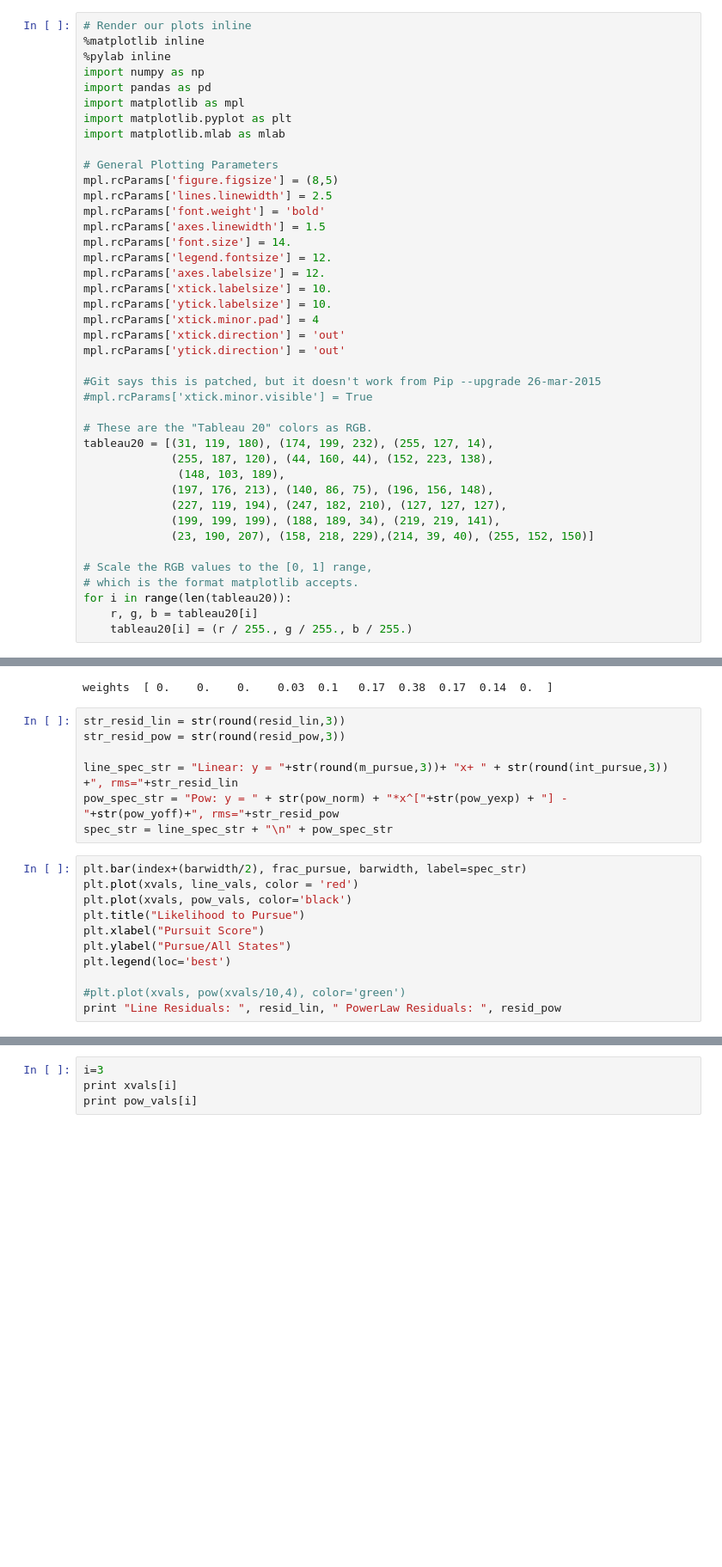
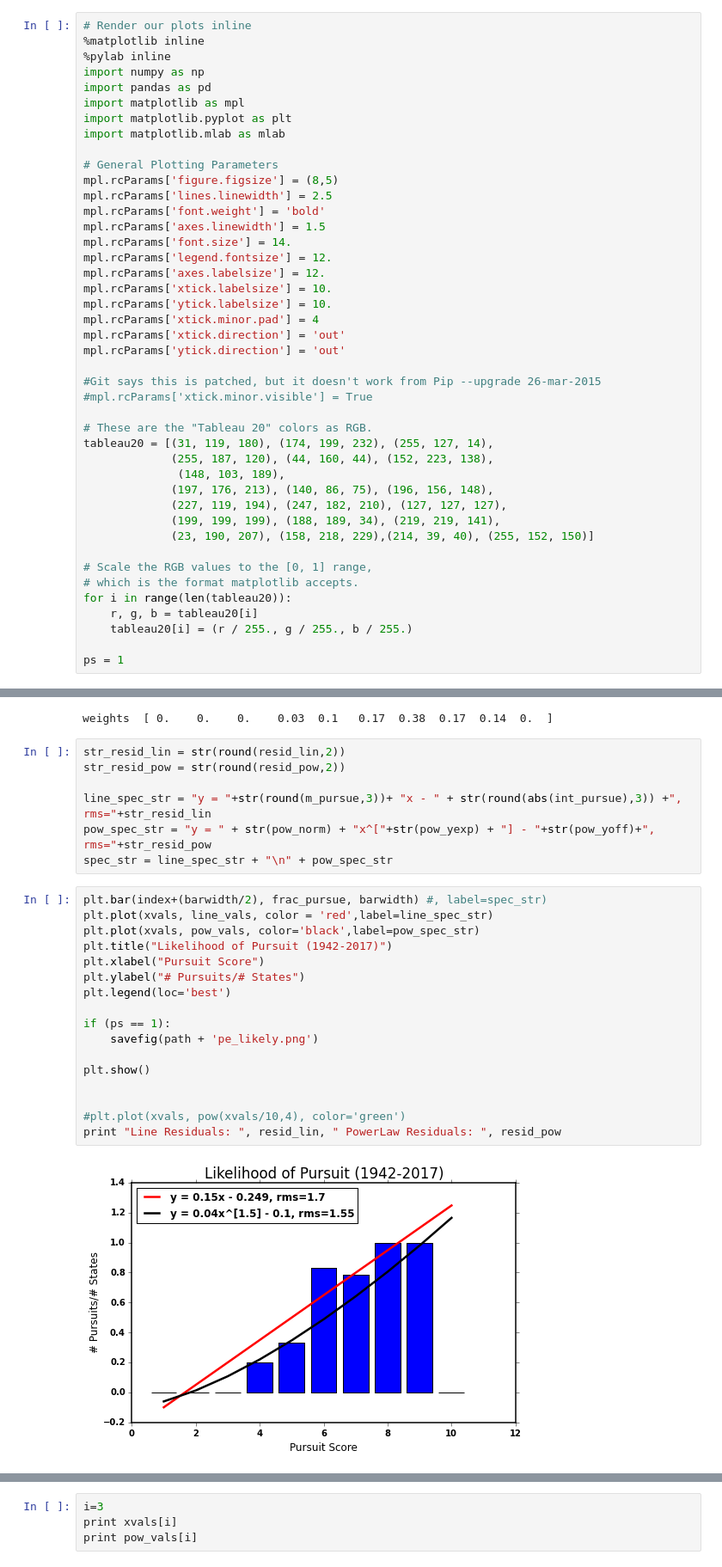
Before and after one commit to CNERG/historical_prolif, a Jupyter notebook: Historical_benchmark.ipynb, the cells around one changed output, grey strips where cells are left out. Shown: that part at 86% size. Cells and saved outputs as stored; diff of their text form; blank space fills up the shorter version.

```diff
--- a/Historical_benchmark.ipynb
+++ b/Historical_benchmark.ipynb
@@ -39,6 +39,8 @@ tableau20 = [(31, 119, 180), (174, 199, 232), (255, 127, 14),
 for i in range(len(tableau20)):
     r, g, b = tableau20[i]
     tableau20[i] = (r / 255., g / 255., b / 255.)
+
+ps = 1
 # %% [output]
 Populating the interactive namespace from numpy and matplotlib
 # %%
@@ -110,22 +112,29 @@ resid_lin = np.sum(pow((line_vals - frac_pursue),2))
 # %% [output]
 weights  [ 0.    0.    0.    0.03  0.1   0.17  0.38  0.17  0.14  0.  ]
 # %%
-str_resid_lin = str(round(resid_lin,3))
-str_resid_pow = str(round(resid_pow,3))
+str_resid_lin = str(round(resid_lin,2))
+str_resid_pow = str(round(resid_pow,2))
 
-line_spec_str = "Linear: y = "+str(round(m_pursue,3))+ "x+ " + str(round(int_pursue,3)) +", rms="+str_resid_lin
-pow_spec_str = "Pow: y = " + str(pow_norm) + "*x^["+str(pow_yexp) + "] - "+str(pow_yoff)+", rms="+str_resid_pow
+line_spec_str = "y = "+str(round(m_pursue,3))+ "x - " + str(round(abs(int_pursue),3)) +", rms="+str_resid_lin
+pow_spec_str = "y = " + str(pow_norm) + "x^["+str(pow_yexp) + "] - "+str(pow_yoff)+", rms="+str_resid_pow
 spec_str = line_spec_str + "\n" + pow_spec_str
 # %%
-plt.bar(index+(barwidth/2), frac_pursue, barwidth, label=spec_str)
-plt.plot(xvals, line_vals, color = 'red')
-plt.plot(xvals, pow_vals, color='black')
-plt.title("Likelihood to Pursue")
+plt.bar(index+(barwidth/2), frac_pursue, barwidth) #, label=spec_str)
+plt.plot(xvals, line_vals, color = 'red',label=line_spec_str)
+plt.plot(xvals, pow_vals, color='black',label=pow_spec_str)
+plt.title("Likelihood of Pursuit (1942-2017)")
 plt.xlabel("Pursuit Score")
-plt.ylabel("Pursue/All States")
+plt.ylabel("# Pursuits/# States")
 plt.legend(loc='best')
+
+if (ps == 1):
+    savefig(path + 'pe_likely.png')
+
+plt.show()
+
 
 #plt.plot(xvals, pow(xvals/10,4), color='green')
 print "Line Residuals: ", resid_lin, " PowerLaw Residuals: ", resid_pow
 # %% [output]
+[figure, new version]
 Line Residuals:  1.7049178765  PowerLaw Residuals:  1.55173796864
```
Also changed, not shown: parts of 1 cell of this notebook, 1 other file.
